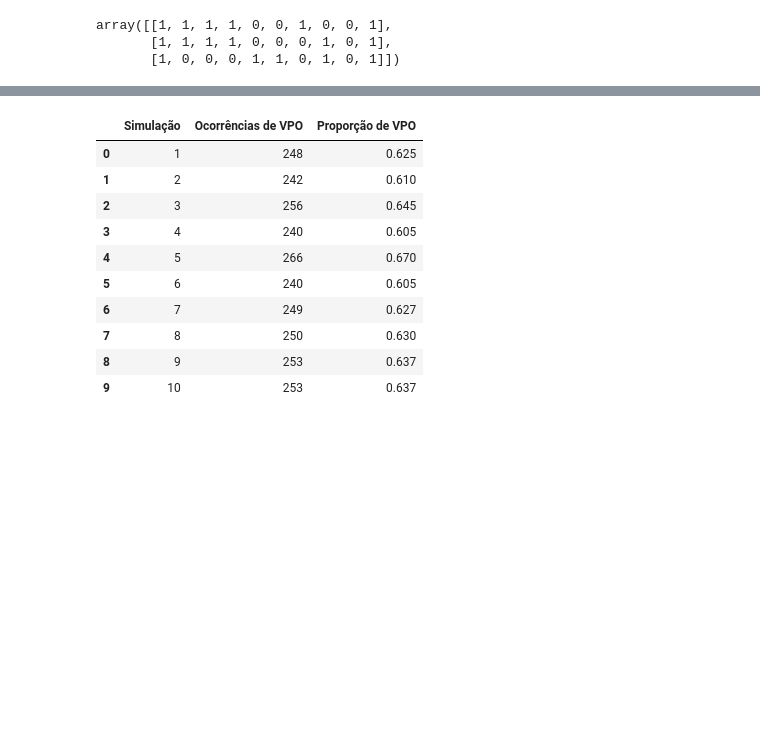
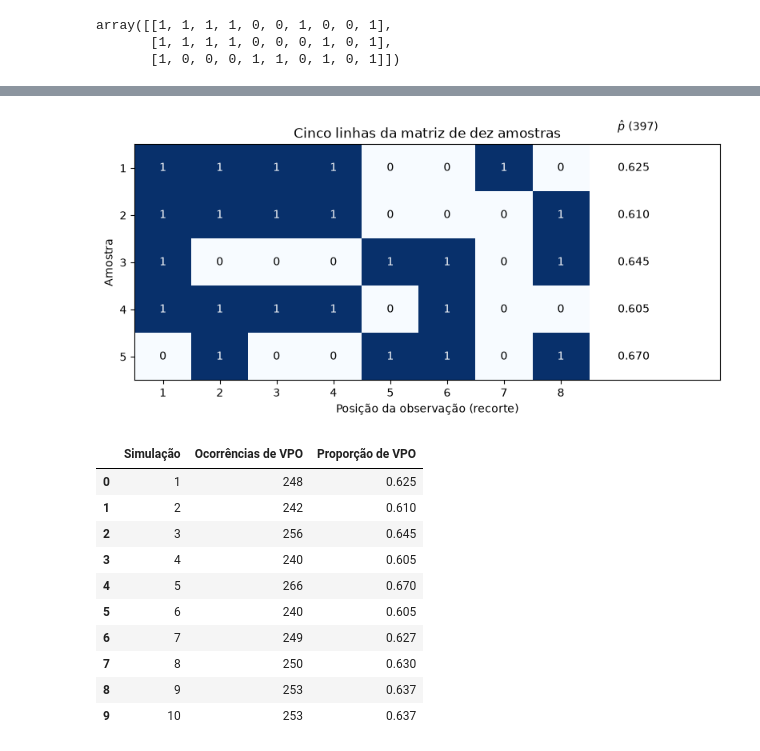
Before and after one commit to jhlopesalves/eda_humanidades, a Jupyter notebook: encontro_10/enc_10.ipynb, the cells around one changed output, grey strips where cells are left out. Drawn from its saved outputs; the diff is of its cells as text; code cells hidden in the pictures; blank space fills up the shorter version.

```diff
--- a/encontro_10/enc_10.ipynb
+++ b/encontro_10/enc_10.ipynb
@@ -469,3 +541,33 @@ operação corresponde à soma ao longo das colunas, com `axis=1`.
+# %%
+#| label: fig-bernoulli-matriz
+#| fig-cap: "Recorte de cinco das dez amostras: oito observações exibidas e proporção calculada nas 397 posições de cada linha."
+#| fig-alt: "Cinco linhas de zeros e uns, com oito colunas visíveis. Cada linha é uma amostra; à direita aparecem suas proporções calculadas em todas as 397 observações."
+#| code-fold: true
+#| code-summary: "Mostrar visualização do recorte da matriz"
+
+sample_slice = repeated_bernoulli_samples[:5, :8]
+fig, ax = plt.subplots(figsize=(8, 4))
+ax.imshow(sample_slice, cmap="Blues", vmin=0, vmax=1, aspect="auto")
+for row in range(5):
+    for column in range(8):
+        ax.text(
+            column, row, str(sample_slice[row, column]), ha="center", va="center",
+            color="white" if sample_slice[row, column] else "black",
+        )
+    ax.text(
+        8, row, f"{repeated_bernoulli_samples[row].mean():.3f}", va="center",
+    )
+ax.text(8, -0.8, r"$\hat p$ (397)")
+ax.set(
+    xticks=np.arange(8), xticklabels=np.arange(1, 9),
+    yticks=np.arange(5), yticklabels=np.arange(1, 6),
+    xlabel="Posição da observação (recorte)", ylabel="Amostra",
+    title="Cinco linhas da matriz de dez amostras", xlim=(-0.5, 9.8),
+)
+fig.tight_layout()
+plt.show()
+# %% [output]
+[figure, added]
 # %%
 #| classes: [output-scroll]
 
```
Also changed, not shown: parts of 60 cells of this notebook.
